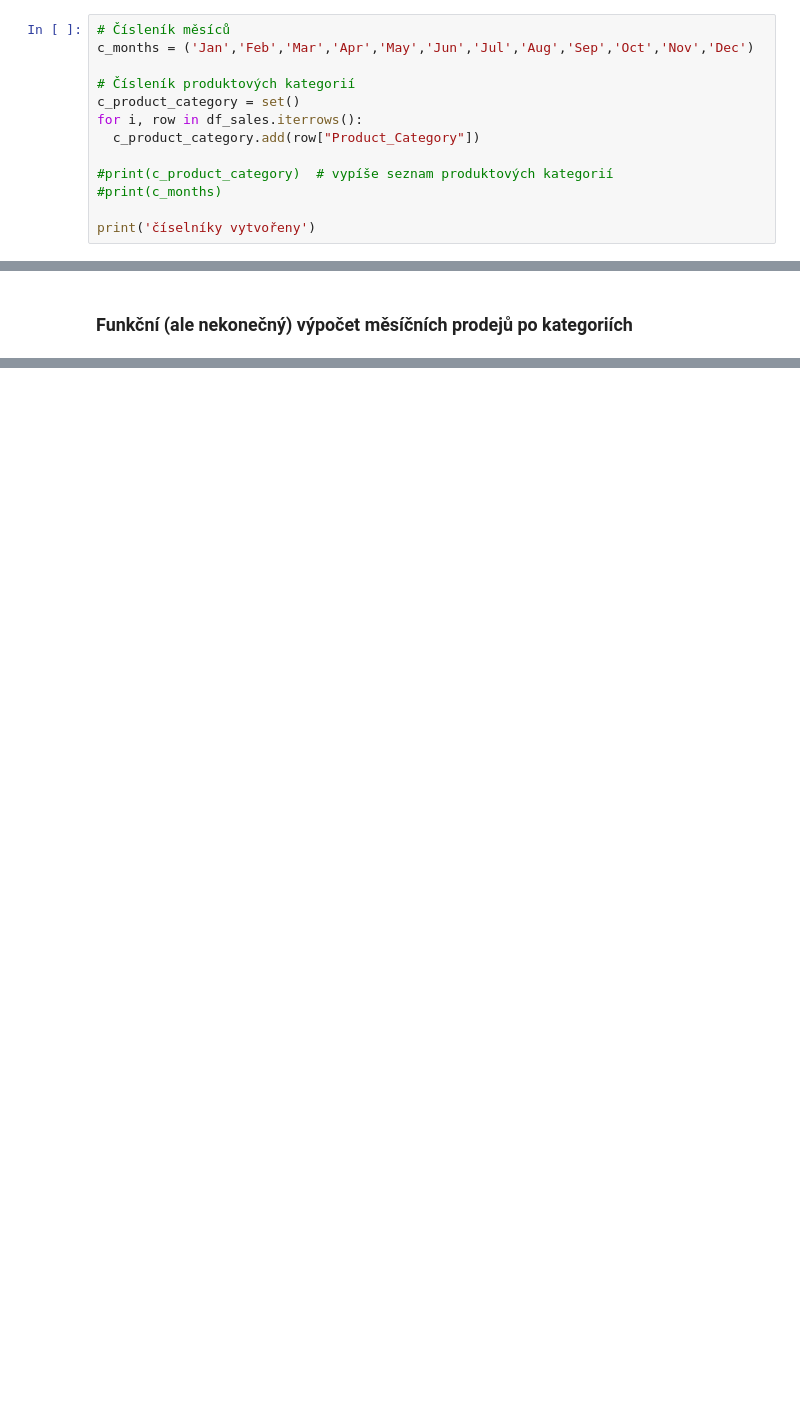
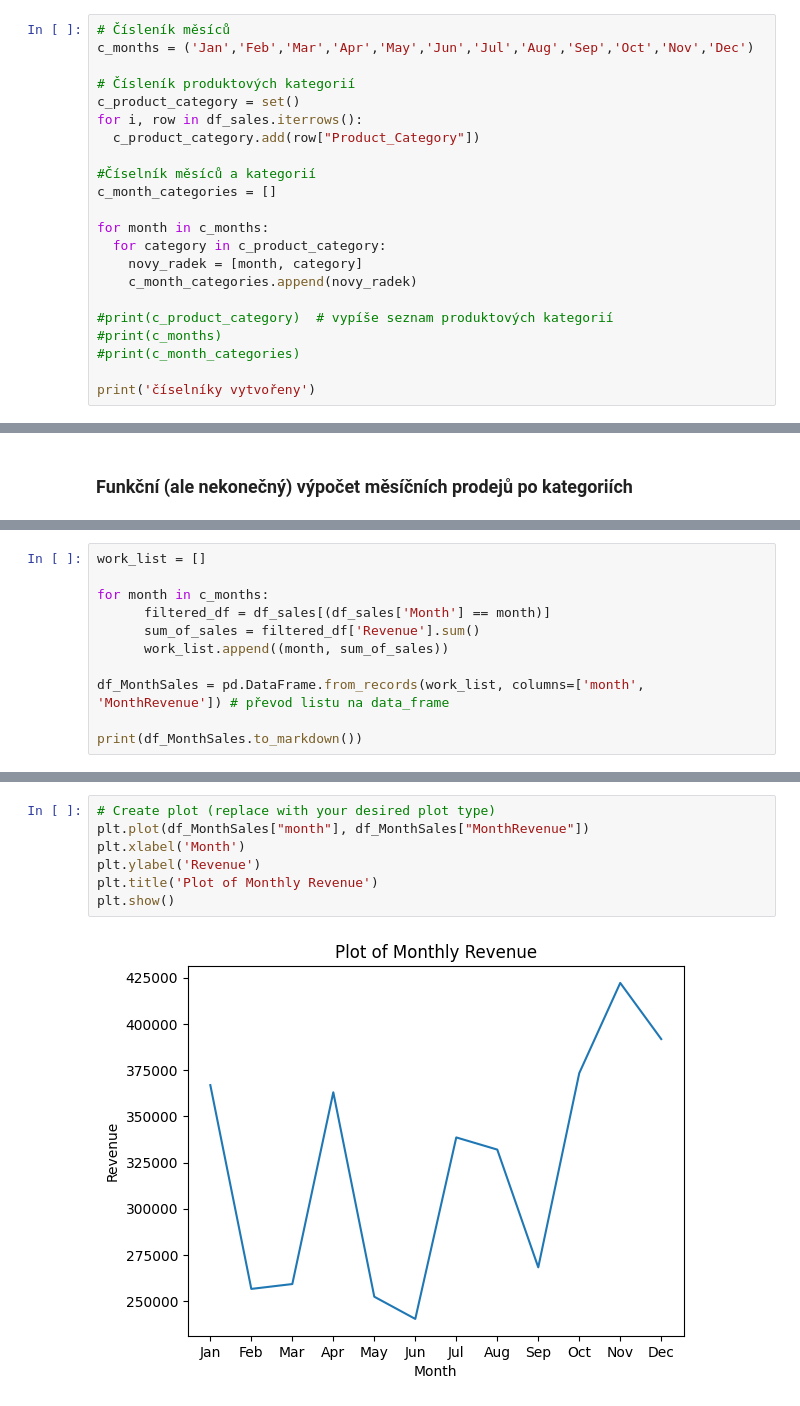
Before and after one commit to reznimat/ppzd_sp, a Jupyter notebook: semestralni_prace.ipynb, the cells around one changed output, grey strips where cells are left out. Saved outputs shown, nothing was run; the diff lists cells and outputs as text; blank space fills up the shorter version.

```diff
--- a/semestralni_prace.ipynb
+++ b/semestralni_prace.ipynb
@@ -41,8 +41,17 @@ c_product_category = set()
 for i, row in df_sales.iterrows():
   c_product_category.add(row["Product_Category"])
 
+#Číselník měsíců a kategorií
+c_month_categories = []
+
+for month in c_months:
+  for category in c_product_category:
+    novy_radek = [month, category]
+    c_month_categories.append(novy_radek)
+
 #print(c_product_category)  # vypíše seznam produktových kategorií
 #print(c_months)
+#print(c_month_categories)
 
 print('číselníky vytvořeny')
 # %% [output]
@@ -238,0 +181,11 @@ print(df_CatMonSales.head().to_markdown())
+# %%
+work_list = []
+
+for month in c_months:
+      filtered_df = df_sales[(df_sales['Month'] == month)]
+      sum_of_sales = filtered_df['Revenue'].sum()
+      work_list.append((month, sum_of_sales))
+
+df_MonthSales = pd.DataFrame.from_records(work_list, columns=['month', 'MonthRevenue']) # převod listu na data_frame
+
+print(df_MonthSales.to_markdown())
@@ -238,0 +209,9 @@ print(df_CatMonSales.head().to_markdown())
+# %%
+# Create plot (replace with your desired plot type)
+plt.plot(df_MonthSales["month"], df_MonthSales["MonthRevenue"])
+plt.xlabel('Month')
+plt.ylabel('Revenue')
+plt.title('Plot of Monthly Revenue')
+plt.show()
+# %% [output]
+[figure, added]
```
Also changed, not shown: parts of 14 cells of this notebook.
